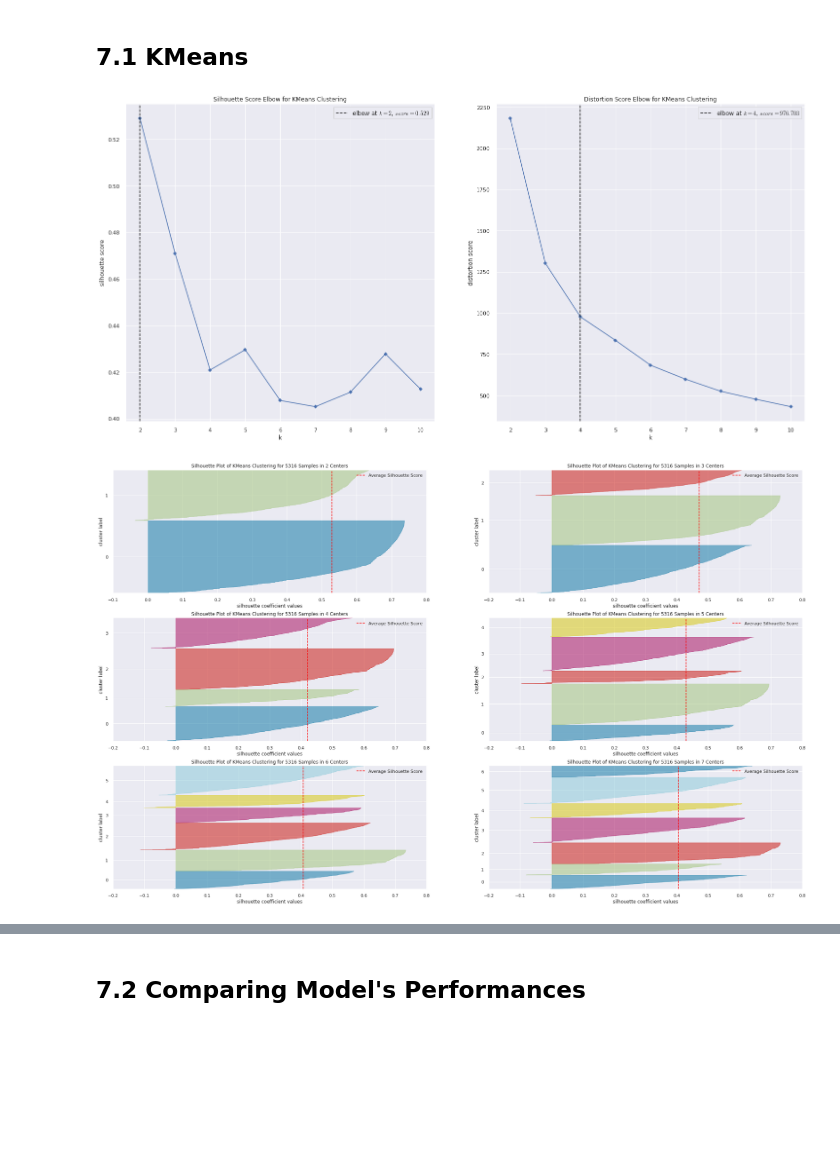
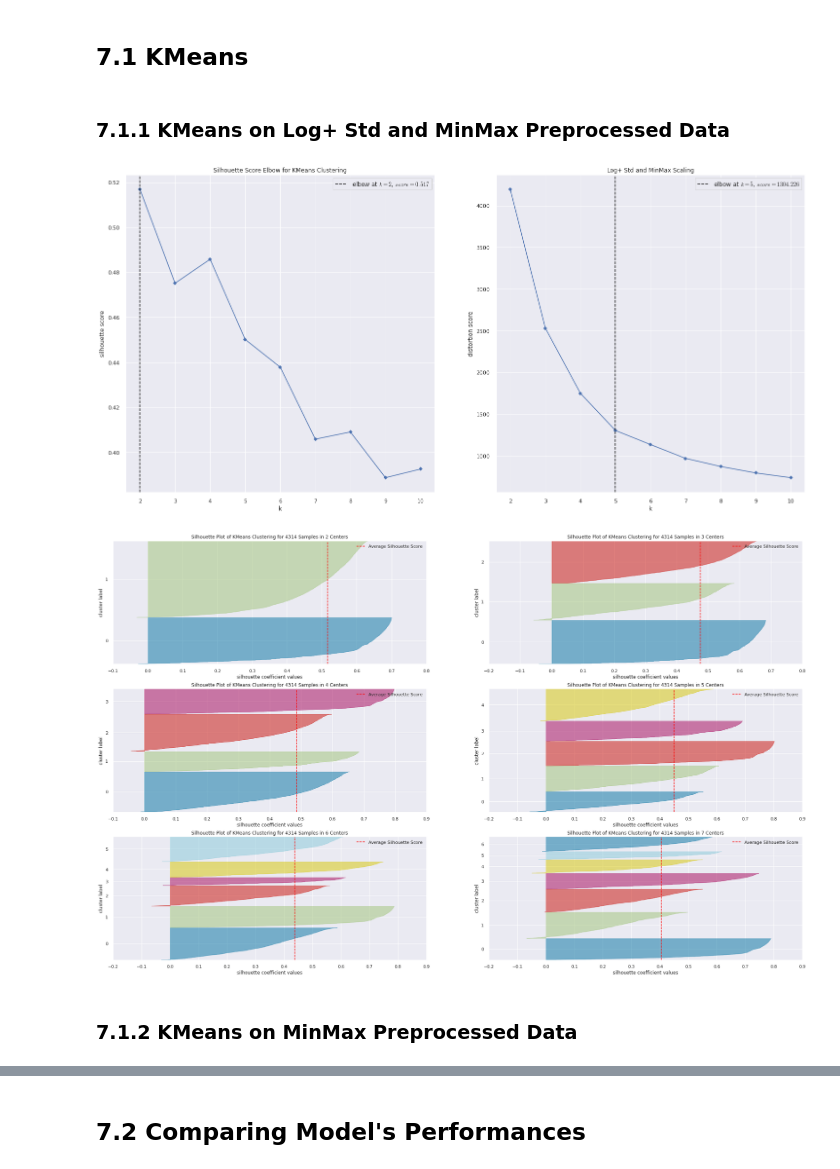
Before and after one commit to humberto-aguiar/Insiders-Fidelity-Clustering, a Jupyter notebook: notebooks/c5-feature-engineering.ipynb, the cells around one changed output, grey strips where cells are left out. Drawn from its saved outputs; the diff is of its cells as text; code cells hidden in the pictures; blank space fills up the shorter version.

```diff
--- a/notebooks/c5-feature-engineering.ipynb
+++ b/notebooks/c5-feature-engineering.ipynb
@@ -869,7 +1020,7 @@ sns.pairplot(df_bi)
 # %% [markdown]
 ## 5.1 Numerical Variables Preparation
 # %%
-df5 = pd.read_csv('../data/interim/df3_interim.csv')
+df5 = pd.read_csv('../data/interim/df4_interim.csv')
 # %% [markdown]
 ### 5.1.1 Rescaling
 # %%
@@ -910,8 +1073,7 @@ df5.shape
 # %%
 # defining columns to be transformed
-log_cols = ['recency']
-min_max_cols = ['num_transactions', 'frequency', 'revenue', 'avg_ticket', 'num_returns', 'date_range', 'return_revenue', 'avg_return_revenue']
-cat_cols = ['country']
+log_cols = ['recency','avg_days_bw_purchases']
+min_max_cols = ['num_purchases','date_range','frequency','revenue','avg_ticket','avg_basket_size','avg_unique_prods','returns_revenue','avg_return_revenue','num_returns','qty_returned']
 
 log1p = FunctionTransformer(np.log1p)
 
@@ -927,8 +1089,7 @@ label_pipe = make_pipeline( OrdinalEncoder(), MinMaxScaler() )
 
 preprocessor = ColumnTransformer(
     transformers=[ ('log', log_pipe, log_cols),
-    ('min_max', min_max_pipe, min_max_cols),
-    ('label', label_pipe, cat_cols) ])
+    ('min_max', min_max_pipe, min_max_cols) ] )
 df_prep = preprocessor.fit_transform(df5)
 
 df_prep[1]
@@ -941,24 +1104,26 @@ array([-0.00518921,  0.02169197,  0.00180728,  0.01108086,  0.00160761,
 # 7.0 Model Testing
 # %% [markdown]
 ## 7.1 KMeans
+# %% [markdown]
+### 7.1.1 KMeans on Log+ Std and MinMax Preprocessed Data
 # %%
 # defining the KMeans algorithm
 kmeans = KMeans(random_state = 42)
 
 # ploting 2 different metrics
 fig, axes = plt.subplots(1, 2)
 
 visualizer = KElbowVisualizer(kmeans, k=(2,11), timings = False, metric = 'silhouette', ax=axes[0] )
 visualizer.fit(df_prep)
 visualizer.finalize();
 
 visualizer = KElbowVisualizer(kmeans, k=(2,11), timings = False, ax=axes[1] )
 visualizer.fit(df_prep)
 visualizer.finalize();
-
-plt.show()
+plt.title('Log+ Std and MinMax Scaling')
+plt.show();
 # %% [output]
-[figure, old version]
+[figure, new version]
 # %%
 # Testing Clusters Silhouette
 fig, axes = plt.subplots(3,2, figsize = (32,20))
@@ -976,4 +1141,6 @@ for n in range(2,8):
 
 plt.show()
 # %% [output]
-[figure, old version]
+[figure, new version]
+# %% [markdown]
+### 7.1.2 KMeans on MinMax Preprocessed Data
```
Also changed, not shown: parts of 48 cells of this notebook.
